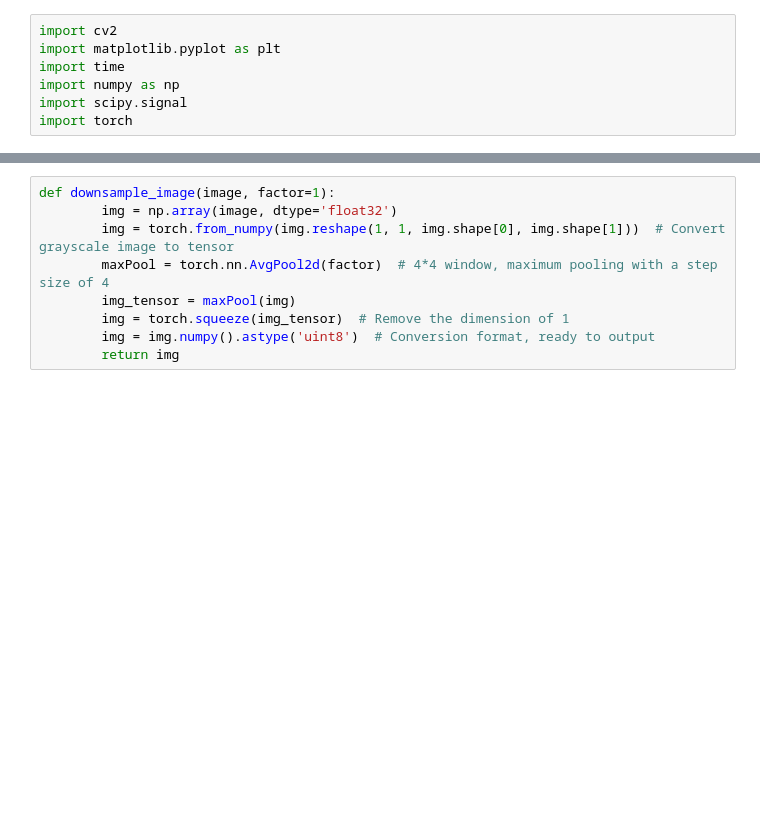
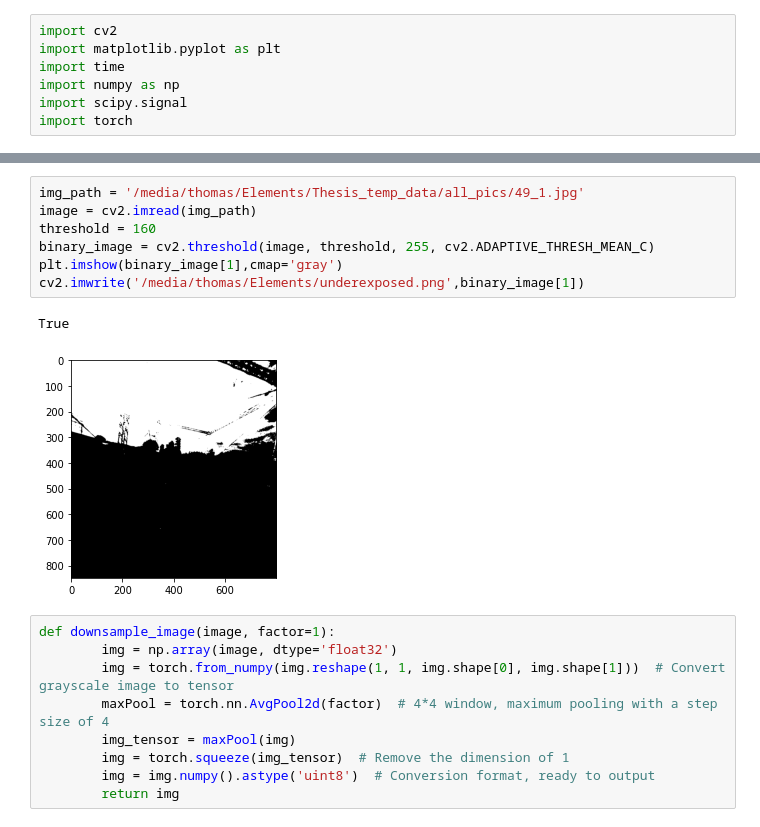
Before and after one commit to ThomasWillemot/imitation-learning-codebase, a Jupyter notebook: notebooks/preprocess_RGB.ipynb, the cells around one changed output, grey strips where cells are left out. Saved outputs shown, nothing was run; the diff lists cells and outputs as text; blank space fills up the shorter version.

```diff
--- a/notebooks/preprocess_RGB.ipynb
+++ b/notebooks/preprocess_RGB.ipynb
@@ -55,3 +38,13 @@ end of stream
+# %%
+img_path = '/media/thomas/Elements/Thesis_temp_data/all_pics/49_1.jpg'
+image = cv2.imread(img_path)
+threshold = 160
+binary_image = cv2.threshold(image, threshold, 255, cv2.ADAPTIVE_THRESH_MEAN_C)
+plt.imshow(binary_image[1],cmap='gray')
+cv2.imwrite('/media/thomas/Elements/underexposed.png',binary_image[1])
+# %% [output]
+True
+[figure, added]
 # %%
 def downsample_image(image, factor=1):
         img = np.array(image, dtype='float32')
```
Also changed, not shown: parts of 1 cell of this notebook, 12 other files.
